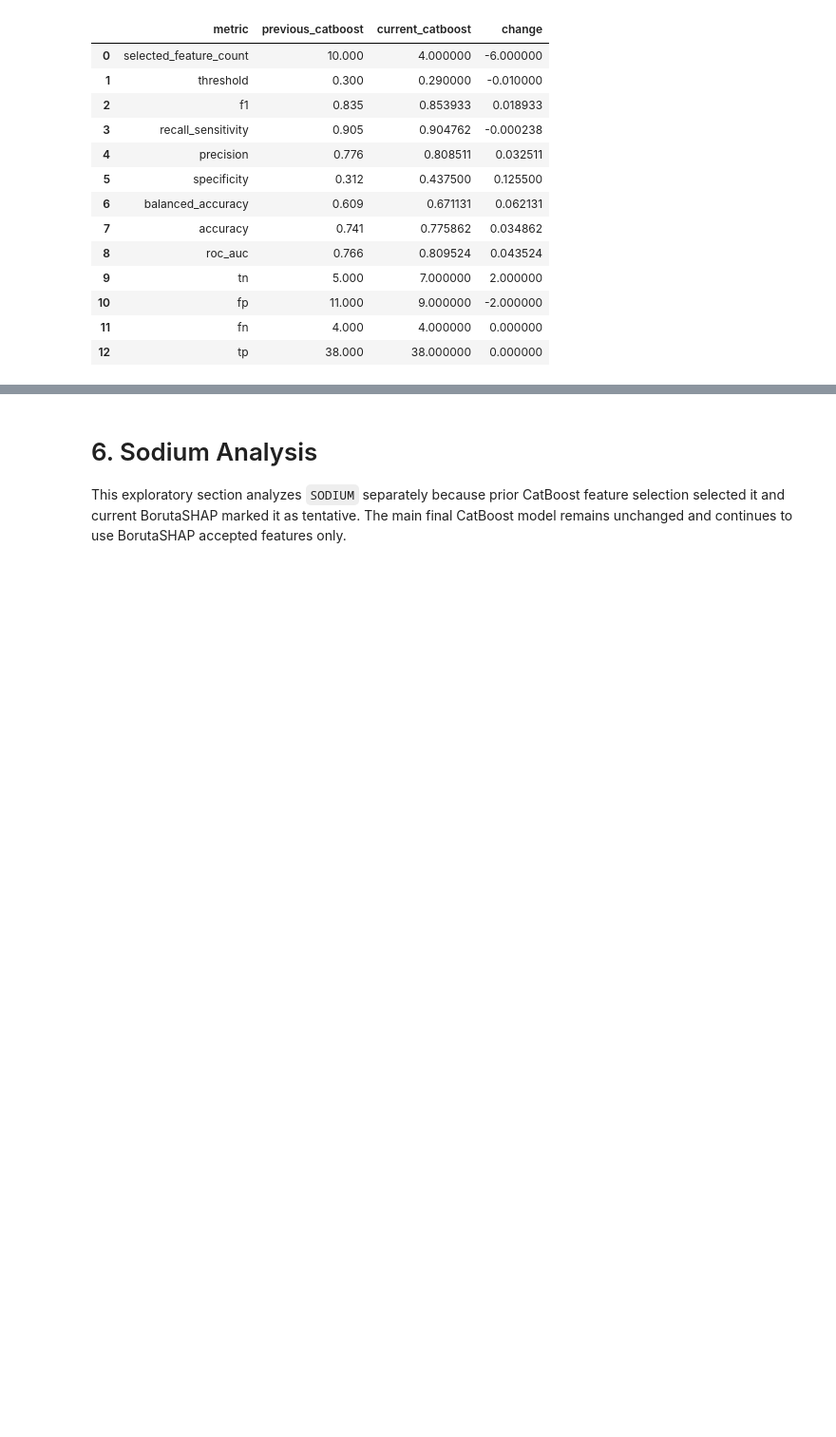
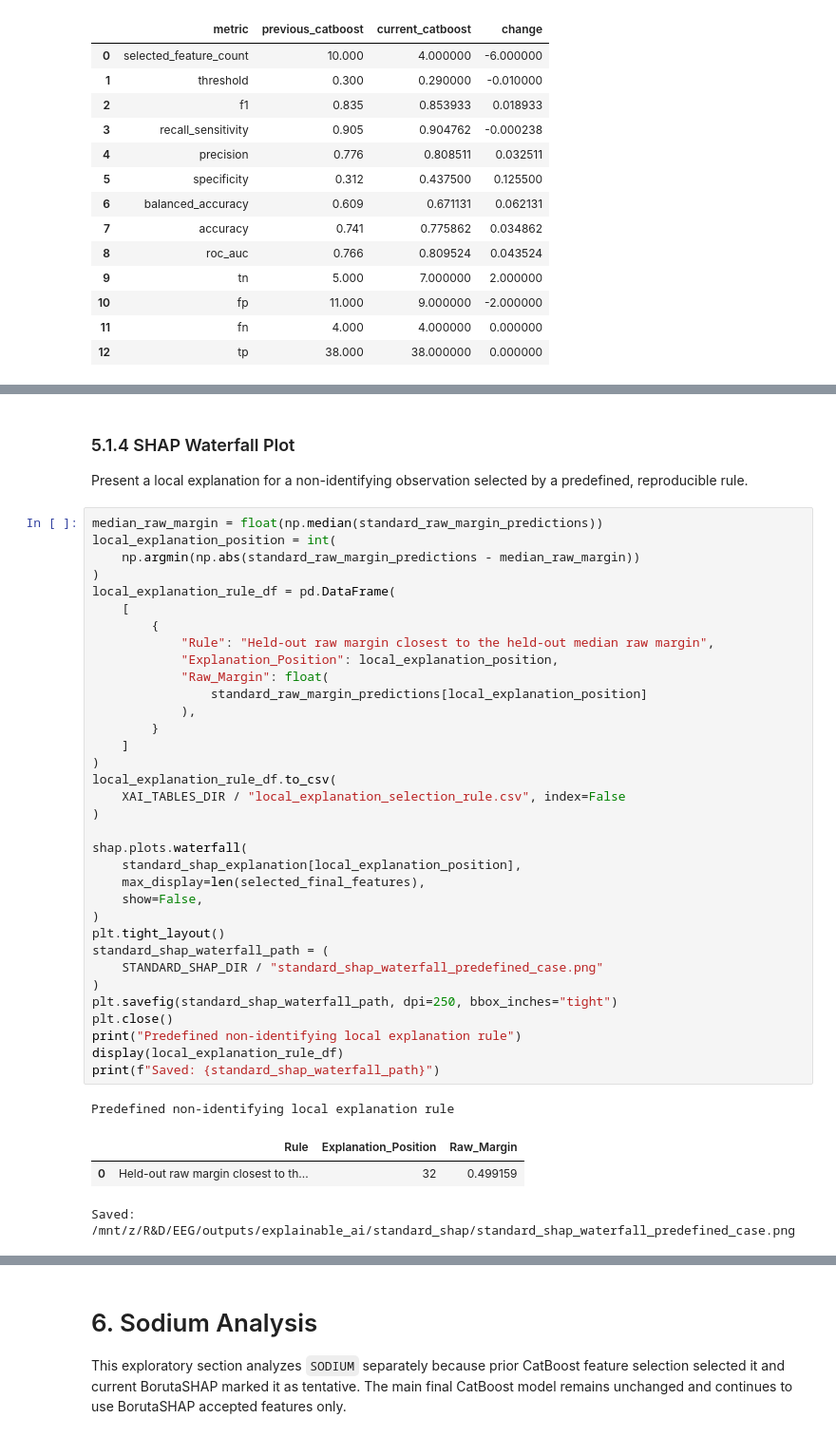
Before and after one commit to Izzuley/EEG-Abnormality-Project, a Jupyter notebook: EEGAbnormality_Project.ipynb, the cells around one changed output, grey strips where cells are left out. Shown at 95% size. Cells and saved outputs as stored; diff of their text form; blank space fills up the shorter version.

```diff
--- a/EEGAbnormality_Project.ipynb
+++ b/EEGAbnormality_Project.ipynb
@@ -1715,0 +1757,43 @@ Clinical caveats and limitations
+# %% [markdown]
+### 5.1.4 SHAP Waterfall Plot
+
+Present a local explanation for a non-identifying observation selected by a predefined, reproducible rule.
+# %%
+median_raw_margin = float(np.median(standard_raw_margin_predictions))
+local_explanation_position = int(
+    np.argmin(np.abs(standard_raw_margin_predictions - median_raw_margin))
+)
+local_explanation_rule_df = pd.DataFrame(
+    [
+        {
+            "Rule": "Held-out raw margin closest to the held-out median raw margin",
+            "Explanation_Position": local_explanation_position,
+            "Raw_Margin": float(
+                standard_raw_margin_predictions[local_explanation_position]
+            ),
+        }
+    ]
+)
+local_explanation_rule_df.to_csv(
+    XAI_TABLES_DIR / "local_explanation_selection_rule.csv", index=False
+)
+
+shap.plots.waterfall(
+    standard_shap_explanation[local_explanation_position],
+    max_display=len(selected_final_features),
+    show=False,
+)
+plt.tight_layout()
+standard_shap_waterfall_path = (
+    STANDARD_SHAP_DIR / "standard_shap_waterfall_predefined_case.png"
+)
+plt.savefig(standard_shap_waterfall_path, dpi=250, bbox_inches="tight")
+plt.close()
+print("Predefined non-identifying local explanation rule")
+display(local_explanation_rule_df)
+print(f"Saved: {standard_shap_waterfall_path}")
+# %% [output]
+Predefined non-identifying local explanation rule
+|  | Rule | Explanation_Position | Raw_Margin |
+| 0 | Held-out raw margin closest to th... | 32 | 0.499159 |
+Saved: /mnt/z/R&D/EEG/outputs/explainable_ai/standard_shap/standard_shap_waterfall_predefined_case.png
```
Also changed, not shown: parts of 59 cells of this notebook.
